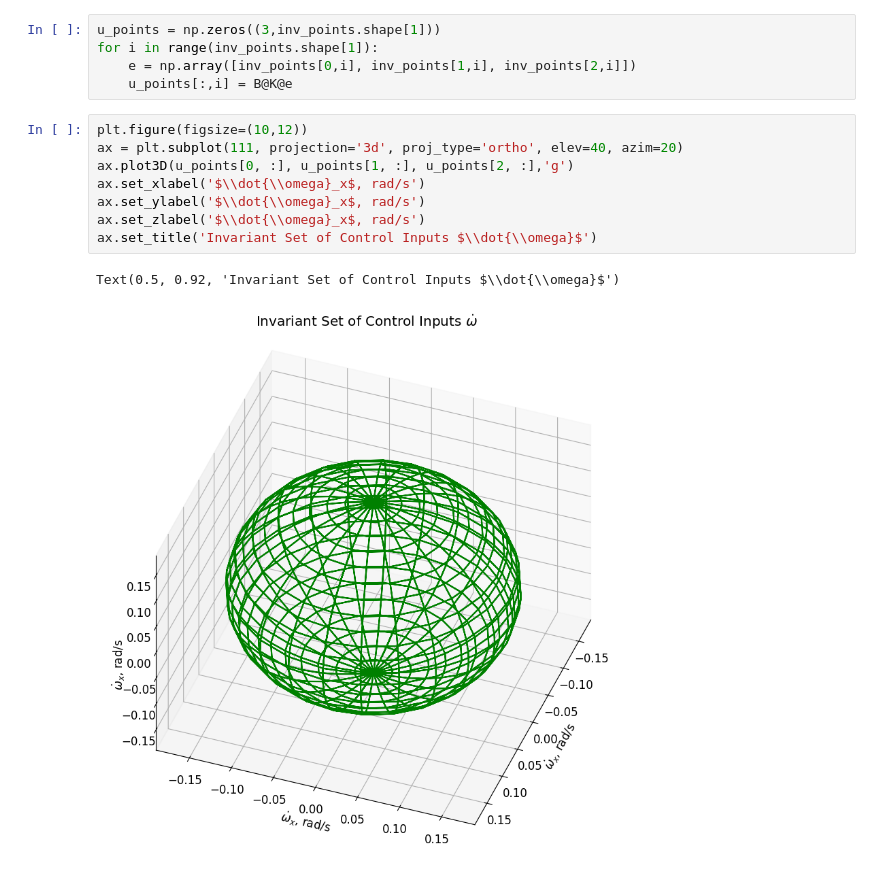
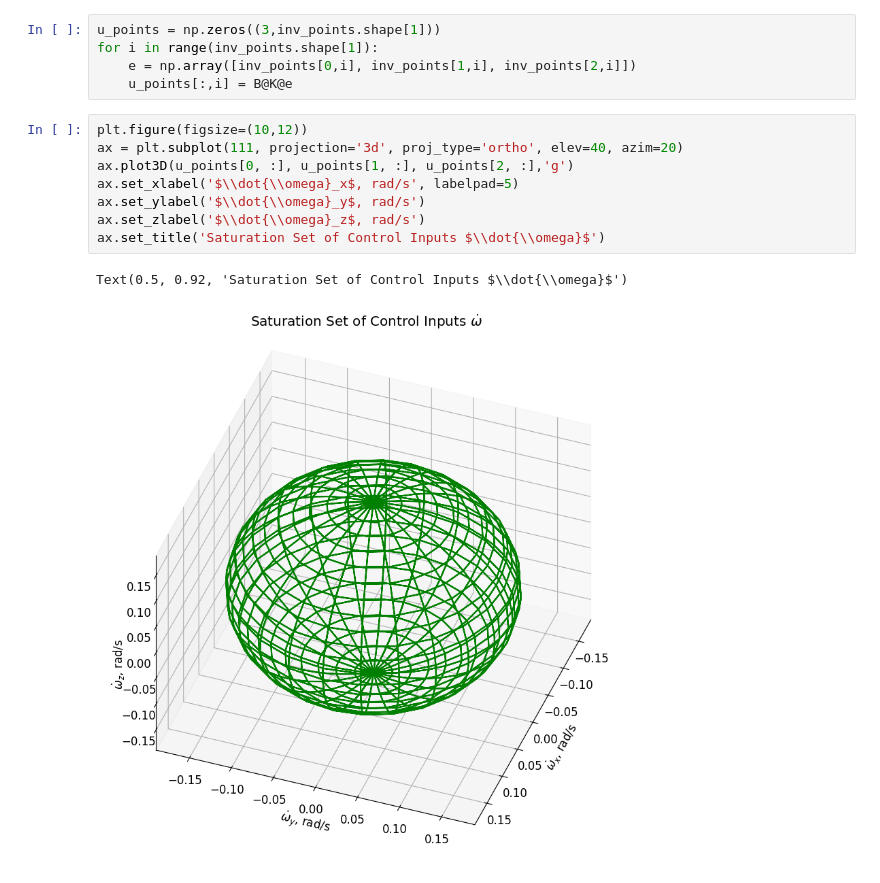
Before and after one commit to melodylylin/lie-dynamics, a Jupyter notebook: estimator.ipynb, the cells around one changed output. Drawn from its saved outputs; the diff is of its cells as text.

Commit message:
add saturation plot for M

```diff
--- a/estimator.ipynb
+++ b/estimator.ipynb
@@ -74,11 +74,11 @@ for i in range(inv_points.shape[1]):
 # %%
 plt.figure(figsize=(10,12))
 ax = plt.subplot(111, projection='3d', proj_type='ortho', elev=40, azim=20)
 ax.plot3D(u_points[0, :], u_points[1, :], u_points[2, :],'g')
-ax.set_xlabel('$\\dot{\\omega}_x$, rad/s')
-ax.set_ylabel('$\\dot{\\omega}_x$, rad/s')
-ax.set_zlabel('$\\dot{\\omega}_x$, rad/s')
-ax.set_title('Invariant Set of Control Inputs $\\dot{\\omega}$')
+ax.set_xlabel('$\\dot{\\omega}_x$, rad/s', labelpad=5)
+ax.set_ylabel('$\\dot{\\omega}_y$, rad/s')
+ax.set_zlabel('$\\dot{\\omega}_z$, rad/s')
+ax.set_title('Saturation Set of Control Inputs $\\dot{\\omega}$')
 # %% [output]
-Text(0.5, 0.92, 'Invariant Set of Control Inputs $\\dot{\\omega}$')
+Text(0.5, 0.92, 'Saturation Set of Control Inputs $\\dot{\\omega}$')
-[figure, old version]
+[figure, new version]
```
Also changed, not shown: parts of 2 cells of this notebook.
